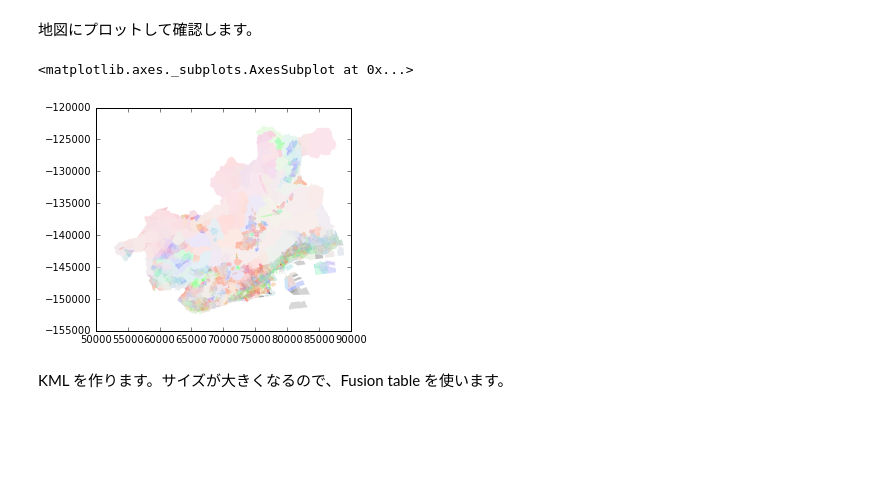
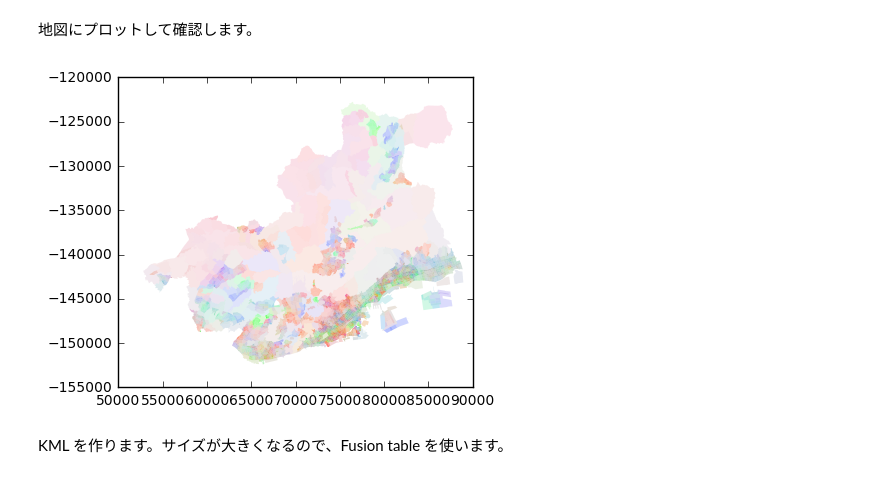
Before and after one commit to hkwi/kobe-barcelona, a Jupyter notebook: notes/2016-09-28-area2.ipynb, the cells around one changed output. Cells and saved outputs as stored; diff of their text form; code cells hidden in the pictures; blank space fills up the shorter version.

```diff
--- a/notes/2016-09-28-area2.ipynb
+++ b/notes/2016-09-28-area2.ipynb
@@ -79,17 +79,18 @@ o = m.fit_transform(bpib2[ages].values)
 qv = pd.DataFrame(m.components_.dot([i*2 for i in range(101)]), columns=["sort_key"]).sort_values("sort_key", ascending=False)
 cc = ["rbg"[list(qv.index).index(i)] for i in range(m.n_components)]
 bc2 = pd.DataFrame(sklearn.preprocessing.normalize(o), index=bpib2.index, columns=cc)
-bc3 = pd.concat([bc2,dens], axis=1).apply(lambda r:tuple([r[i] for i in "rgb"]+[min(r["dens"]/0.01*0.9+0.1, 1.0)]), axis=1)
+bc3 = pd.concat([bc2,dens], axis=1).apply(lambda r:tuple(
+        [r[i] for i in "rgb"] + [0 if r[["r","g","b"]].sum()==0 else min(r["dens"]/0.01*0.9+0.1, 1.0)]
+), axis=1)
 bc3.name="color"
 
 g = gpd.GeoDataFrame(pd.concat([bpib2["geometry"], pd.Series(range(len(bpib2.index)), index=bpib2.index, name="idx")], axis=1), crs=pib.crs)
 # %% [markdown]
 地図にプロットして確認します。
 # %%
-g.plot(column="idx", cmap=matplotlib.colors.ListedColormap(bc3), alpha=None, linewidth=0)
+_ = g.plot(column="idx", cmap=matplotlib.colors.ListedColormap(bc3), alpha=None, linewidth=0)
 # %% [output]
-<matplotlib.axes._subplots.AxesSubplot at 0x...>
-[figure, old version]
+[figure, new version]
 # %% [markdown]
 KML を作ります。サイズが大きくなるので、Fusion table を使います。
 # %%
```
Also changed, not shown: 4 other files.
